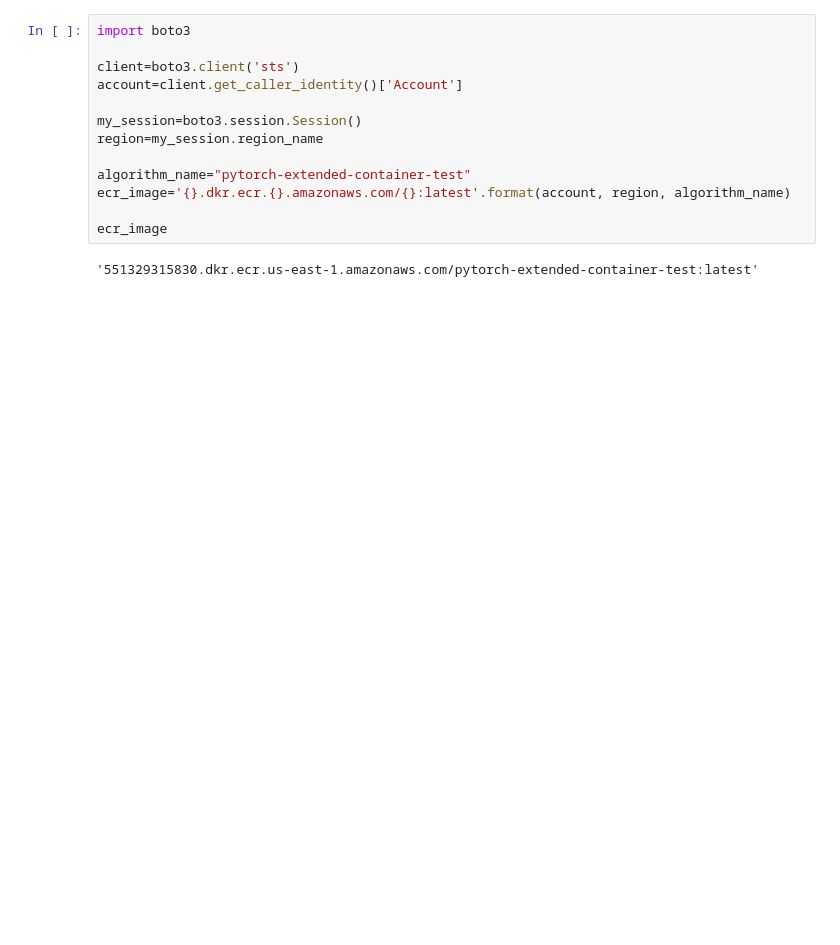
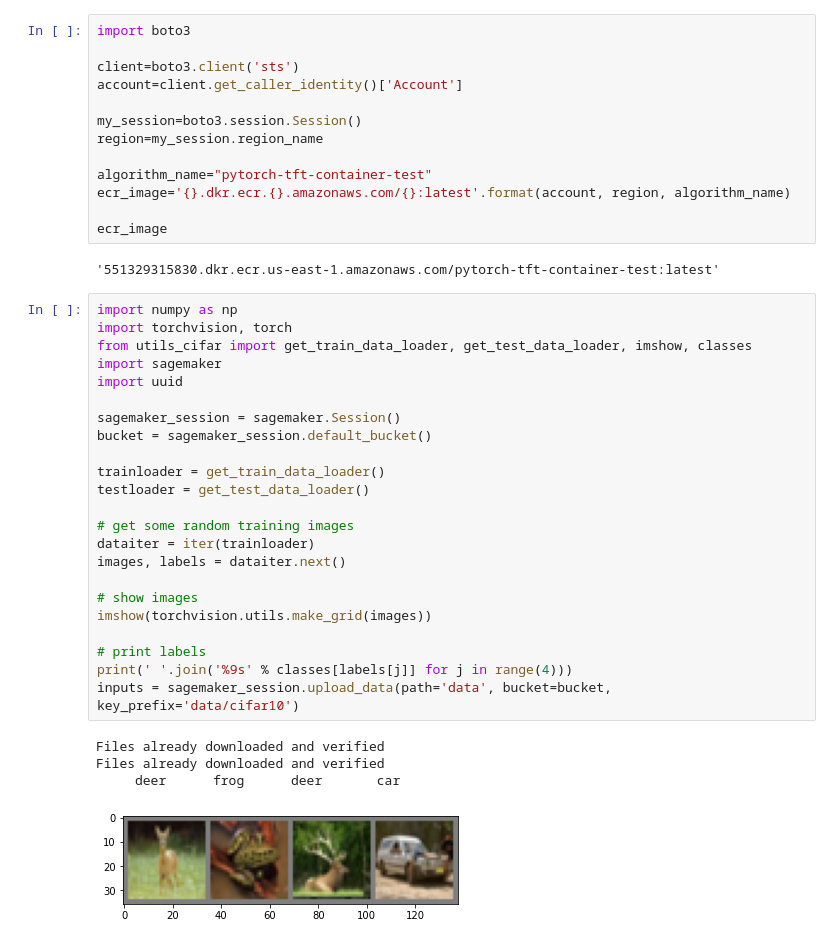
Before and after one commit to BenThaii/TemporalFusionTransformer, a Jupyter notebook: training_ecr_docker_image.ipynb, the cells around one changed output. Drawn from its saved outputs; the diff is of its cells as text; blank space fills up the shorter version.

```diff
--- a/training_ecr_docker_image.ipynb
+++ b/training_ecr_docker_image.ipynb
@@ -7,12 +7,40 @@ account=client.get_caller_identity()['Account']
 my_session=boto3.session.Session()
 region=my_session.region_name
 
-algorithm_name="pytorch-extended-container-test"
+algorithm_name="pytorch-tft-container-test"
 ecr_image='{}.dkr.ecr.{}.amazonaws.com/{}:latest'.format(account, region, algorithm_name)
 
 ecr_image
 # %% [output]
-'551329315830.dkr.ecr.us-east-1.amazonaws.com/pytorch-extended-container-test:latest'
+'551329315830.dkr.ecr.us-east-1.amazonaws.com/pytorch-tft-container-test:latest'
+# %%
+import numpy as np
+import torchvision, torch
+from utils_cifar import get_train_data_loader, get_test_data_loader, imshow, classes
+import sagemaker
+import uuid
+
+sagemaker_session = sagemaker.Session()
+bucket = sagemaker_session.default_bucket()
+
+trainloader = get_train_data_loader()
+testloader = get_test_data_loader()
+
+# get some random training images
+dataiter = iter(trainloader)
+images, labels = dataiter.next()
+
+# show images
+imshow(torchvision.utils.make_grid(images))
+
+# print labels
+print(' '.join('%9s' % classes[labels[j]] for j in range(4)))
+inputs = sagemaker_session.upload_data(path='data', bucket=bucket, key_prefix='data/cifar10')
+# %% [output]
+Files already downloaded and verified
+Files already downloaded and verified
+     deer      frog      deer       car
+[figure, added]
 # %%
 import sagemaker
 
```
Also changed, not shown: parts of 1 cell of this notebook, 7 other files.
